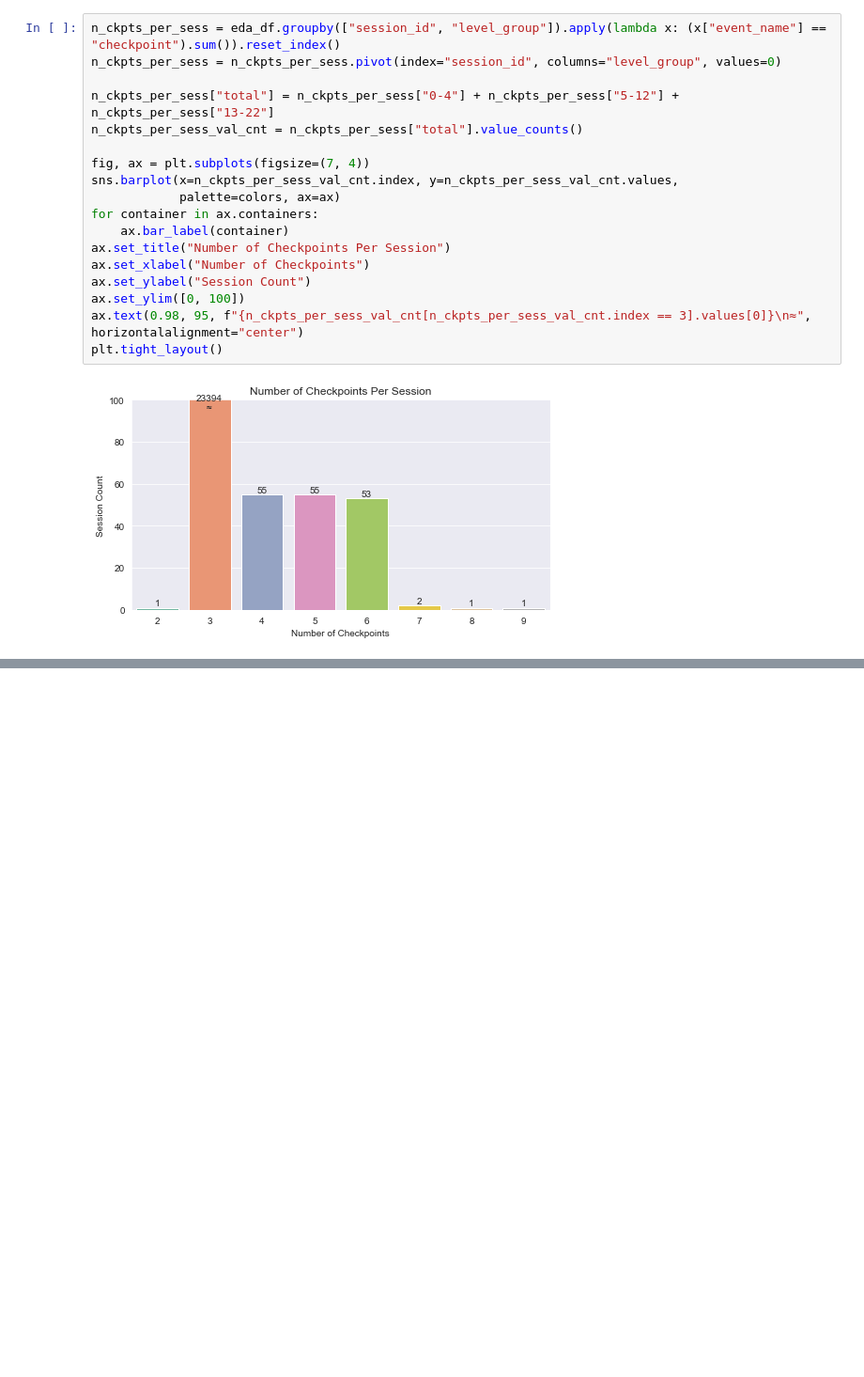
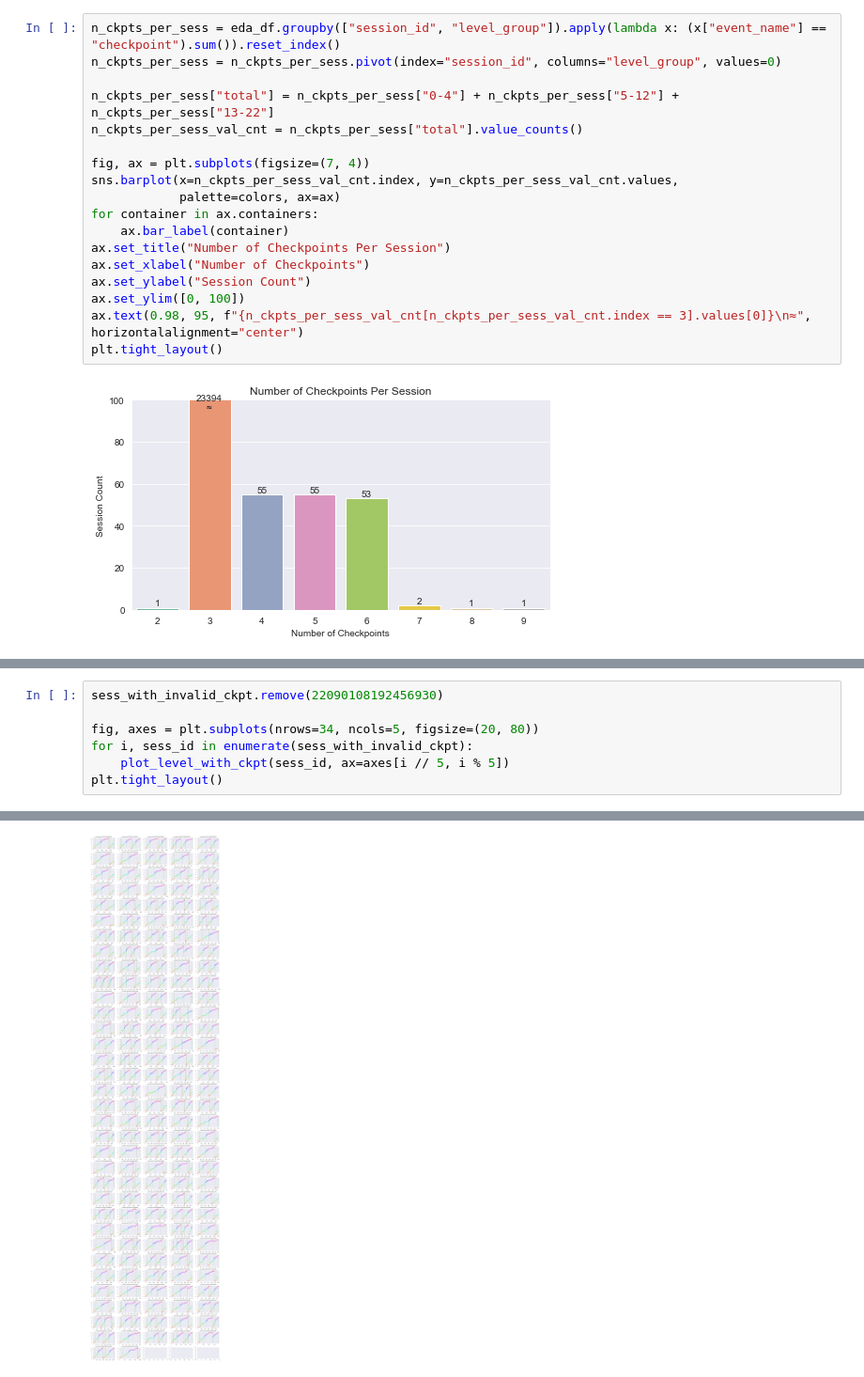
Before and after one commit to sitsawek/predict_student_performance_from_game_play, a Jupyter notebook: predict-student-performance-from-game-play-EDA.ipynb, the cells around one changed output, grey strips where cells are left out. Shown at 94% size. Saved outputs shown, nothing was run; the diff lists cells and outputs as text; blank space fills up the shorter version.

Commit message:
Add level pattern graph

```diff
--- a/predict-student-performance-from-game-play-EDA.ipynb
+++ b/predict-student-performance-from-game-play-EDA.ipynb
@@ -115,0 +145,8 @@ There are 168 sessions with less than or more than 3 checkpoints.
+# %%
+sess_with_invalid_ckpt.remove(22090108192456930)
+
+fig, axes = plt.subplots(nrows=34, ncols=5, figsize=(20, 80))
+for i, sess_id in enumerate(sess_with_invalid_ckpt):
+    plot_level_with_ckpt(sess_id, ax=axes[i // 5, i % 5])
+plt.tight_layout()
+# %% [output]
@@ -115,0 +170 @@ There are 168 sessions with less than or more than 3 checkpoints.
+[figure, added]
```
Also changed, not shown: parts of 5 cells of this notebook.
